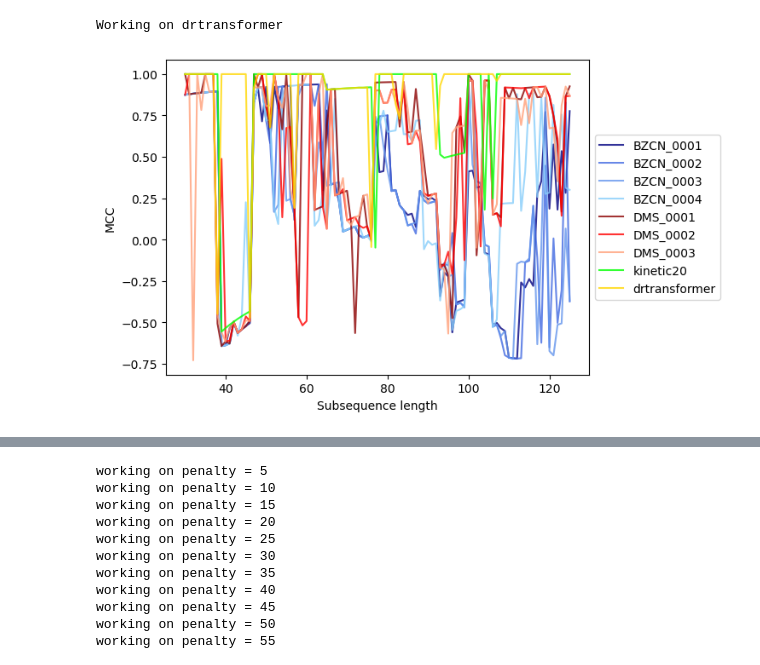
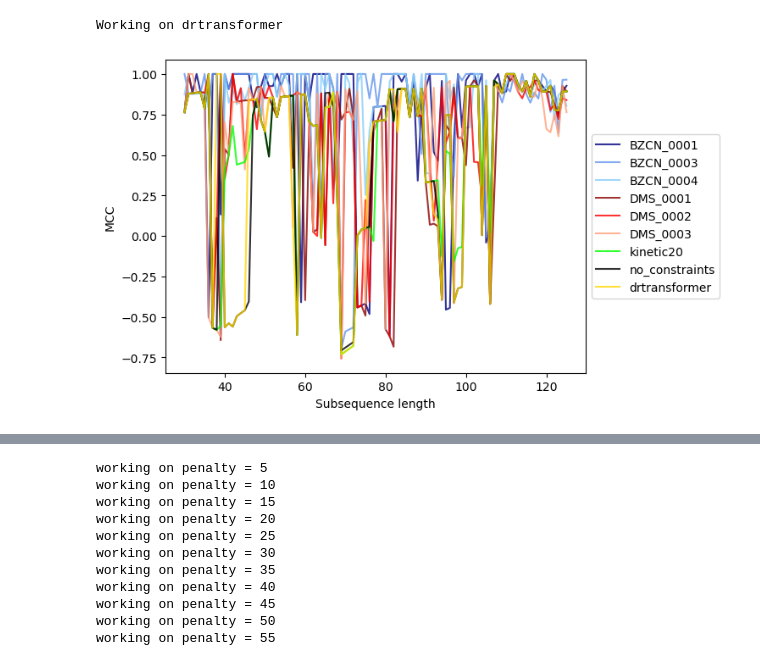
Before and after one commit to ErikPoppleton/kinetic_folder, a Jupyter notebook: SRP.ipynb, the cells around one changed output, grey strips where cells are left out. Saved outputs shown, nothing was run; the diff lists cells and outputs as text; code cells hidden in the pictures.

```diff
--- a/SRP.ipynb
+++ b/SRP.ipynb
@@ -44,7 +44,8 @@ for n, d in shape_data.items():
         # Shape-defined fold
         fc = RNA.fold_compound(subseq, md)
         if n not in ['no_constraints', 'kinetic20']:
-            fc.sc_add_SHAPE_deigan(reactivities, 2.6, -0.8)
+            #fc.sc_add_SHAPE_deigan(reactivities, 2.6, -0.8)
+            fc.sc_add_SHAPE_zarringhalam(reactivities, 0.8, 0.5, 'M')
         if n == 'kinetic20':
             step_info = {
                 'last' : dict_dot_bracket(last_structure),
@@ -97,30 +98,30 @@ Working on drtransformer
 # %%
 # Plot MCC at each length vs the no_constraints folding
 # This at least tells us if if the kinetic method sees the same edges as the SHAPE data predicts
 cols = {'BZCN_0001' : 'navy',
         'BZCN_0002' : 'royalblue',
         'BZCN_0003' : 'cornflowerblue',
         'BZCN_0004' : 'lightskyblue',
         'DMS_0001' : 'darkred',
         'DMS_0002' : 'red',
         'DMS_0003' : 'lightsalmon',
         'kinetic20' : 'lime',
         'drtransformer' : 'gold',
         'no_constraints' : 'black'}
 
 fig, ax = plt.subplots()
-for n, d in [it for it in list(shape_data.items()) if it[0] != 'no_constraints']:
-#for n, d in [it for it in list(shape_data.items()) if it[0] != 'BZCN_0003']:
+#for n, d in [it for it in list(shape_data.items()) if it[0] != 'no_constraints']:
+for n, d in [it for it in list(shape_data.items()) if it[0] != 'BZCN_0002']: #0002 is the most similar to the other BZCNs
     x = list(d.keys()) # sequence lengths
-    y = [calc_MCC(list_dot_bracket(d[l]['mfe']), list_dot_bracket(shape_data['no_constraints'][l]['mfe'])) for l in list(d.keys())]
+    y = [calc_MCC(list_dot_bracket(d[l]['mfe']), list_dot_bracket(shape_data['BZCN_0002'][l]['mfe'])) for l in list(d.keys())]
     ax.plot(x, y, c=cols[n], alpha=0.8, label=n)
 
 ax.set_xlabel('Subsequence length')
 ax.set_ylabel('MCC')
 ax.legend(loc='center left', bbox_to_anchor=(1, 0.5))
 plt.show()
 # %% [output]
-[figure, old version]
+[figure, new version]
 # %%
 # plot mean MCC between different methods
 fig, ax = plt.subplots()
```
Also changed, not shown: parts of 19 cells of this notebook, 1 other file.
